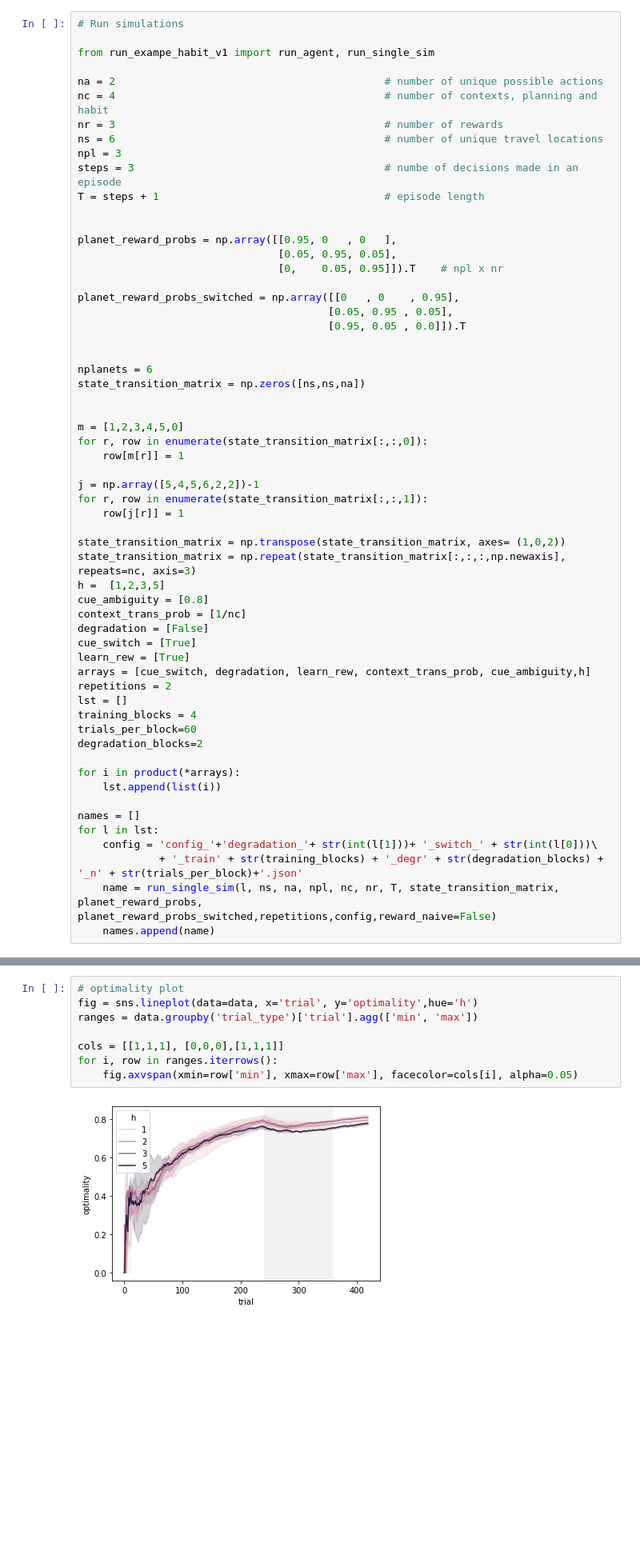
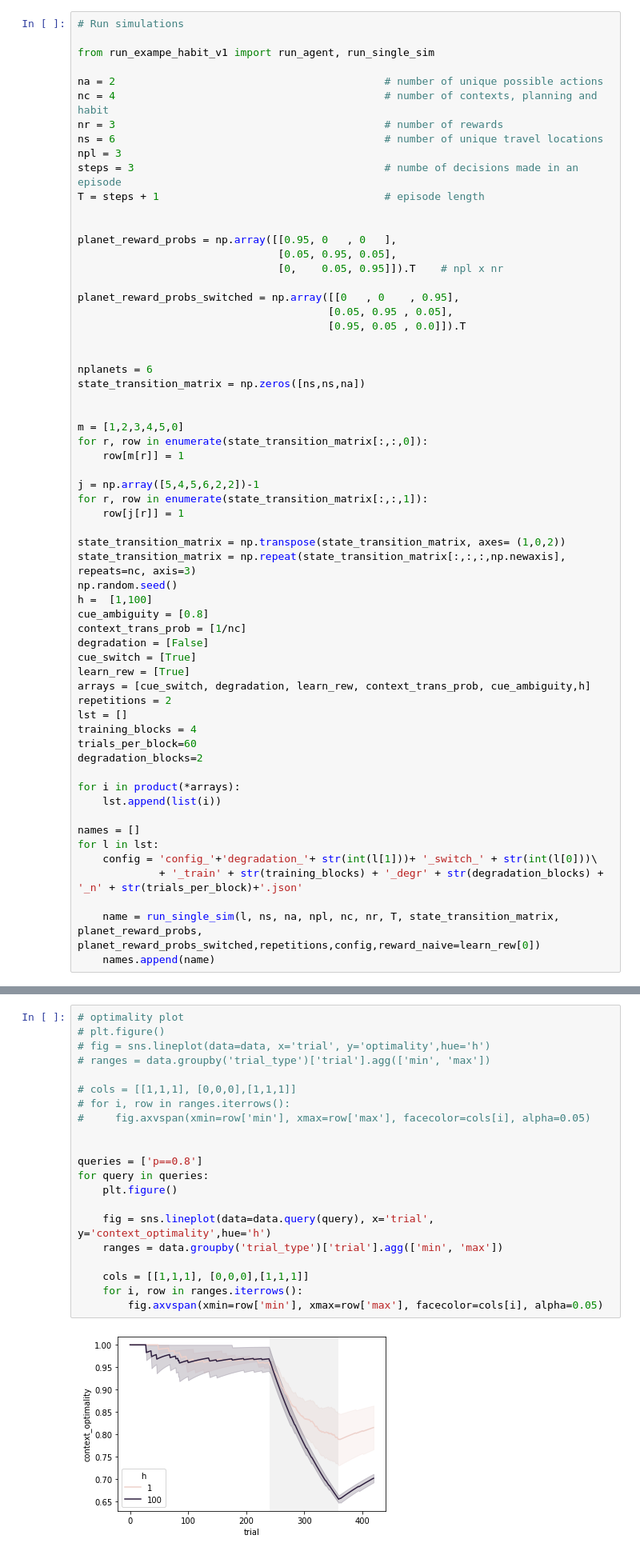
Before and after one commit to terraregina/BalancingControl, a Jupyter notebook: analysis_notebook.ipynb, the cells around one changed output, grey strips where cells are left out. Shown at 80% size. Cells and saved outputs as stored; diff of their text form; blank space fills up the shorter version.

```diff
--- a/analysis_notebook.ipynb
+++ b/analysis_notebook.ipynb
@@ -98,7 +98,8 @@ for r, row in enumerate(state_transition_matrix[:,:,1]):
 
 state_transition_matrix = np.transpose(state_transition_matrix, axes= (1,0,2))
 state_transition_matrix = np.repeat(state_transition_matrix[:,:,:,np.newaxis], repeats=nc, axis=3)
-h =  [1,2,3,5]
+np.random.seed()
+h =  [1,100]
 cue_ambiguity = [0.8]
 context_trans_prob = [1/nc]
 degradation = [False]
@@ -118,7 +119,8 @@ names = []
 for l in lst:
     config = 'config_'+'degradation_'+ str(int(l[1]))+ '_switch_' + str(int(l[0]))\
              + '_train' + str(training_blocks) + '_degr' + str(degradation_blocks) + '_n' + str(trials_per_block)+'.json'
-    name = run_single_sim(l, ns, na, npl, nc, nr, T, state_transition_matrix, planet_reward_probs, planet_reward_probs_switched,repetitions,config,reward_naive=False)
+
+    name = run_single_sim(l, ns, na, npl, nc, nr, T, state_transition_matrix, planet_reward_probs, planet_reward_probs_switched,repetitions,config,reward_naive=learn_rew[0])
     names.append(name)
 # %% [output]
 Using a non-tuple sequence for multidimensional indexing is deprecated; use `arr[tuple(seq)]` instead of `arr[seq]`. In the future this will be interpreted as an array index, `arr[np.array(seq)]`, whi ...
@@ -191,13 +215,26 @@ data = pd.concat(dfs)
 # %%
 # optimality plot
-fig = sns.lineplot(data=data, x='trial', y='optimality',hue='h')
-ranges = data.groupby('trial_type')['trial'].agg(['min', 'max'])
+# plt.figure()
+# fig = sns.lineplot(data=data, x='trial', y='optimality',hue='h')
+# ranges = data.groupby('trial_type')['trial'].agg(['min', 'max'])
 
-cols = [[1,1,1], [0,0,0],[1,1,1]]
-for i, row in ranges.iterrows():
-    fig.axvspan(xmin=row['min'], xmax=row['max'], facecolor=cols[i], alpha=0.05)
+# cols = [[1,1,1], [0,0,0],[1,1,1]]
+# for i, row in ranges.iterrows():
+#     fig.axvspan(xmin=row['min'], xmax=row['max'], facecolor=cols[i], alpha=0.05)
+
+
+queries = ['p==0.8']
+for query in queries:
+    plt.figure()
+
+    fig = sns.lineplot(data=data.query(query), x='trial', y='context_optimality',hue='h')
+    ranges = data.groupby('trial_type')['trial'].agg(['min', 'max'])
+
+    cols = [[1,1,1], [0,0,0],[1,1,1]]
+    for i, row in ranges.iterrows():
+        fig.axvspan(xmin=row['min'], xmax=row['max'], facecolor=cols[i], alpha=0.05)
 # %% [output]
-[figure, old version]
+[figure, new version]
 # %%
 # context plot
 
```
Also changed, not shown: parts of 4 cells of this notebook, 1 other file.
